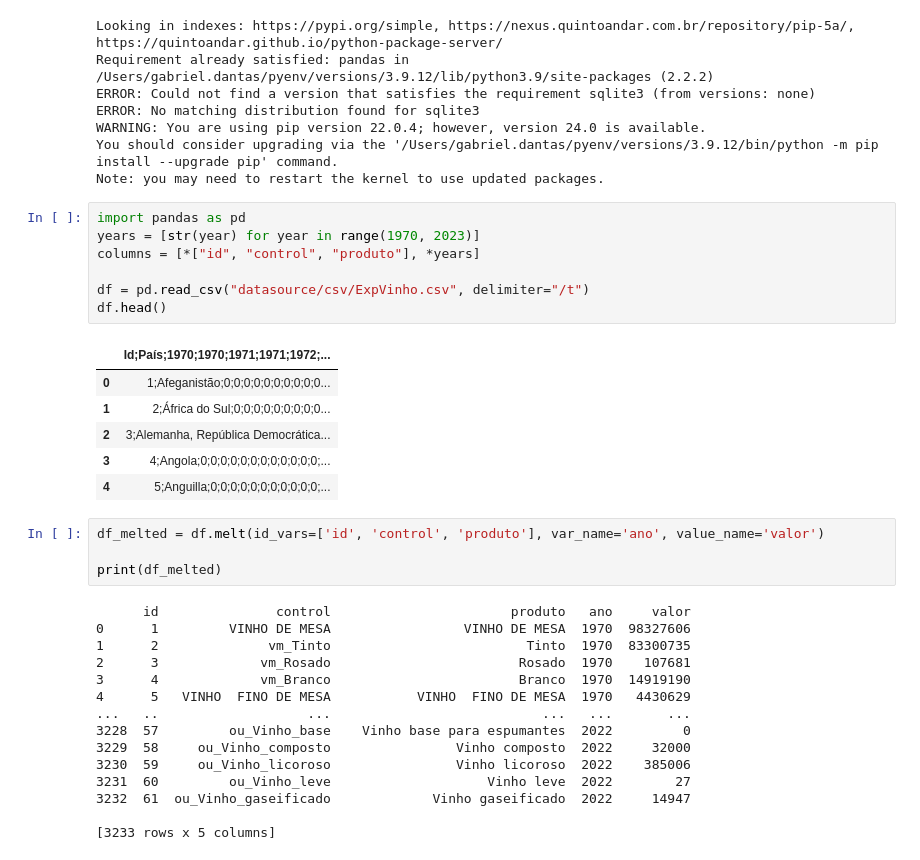
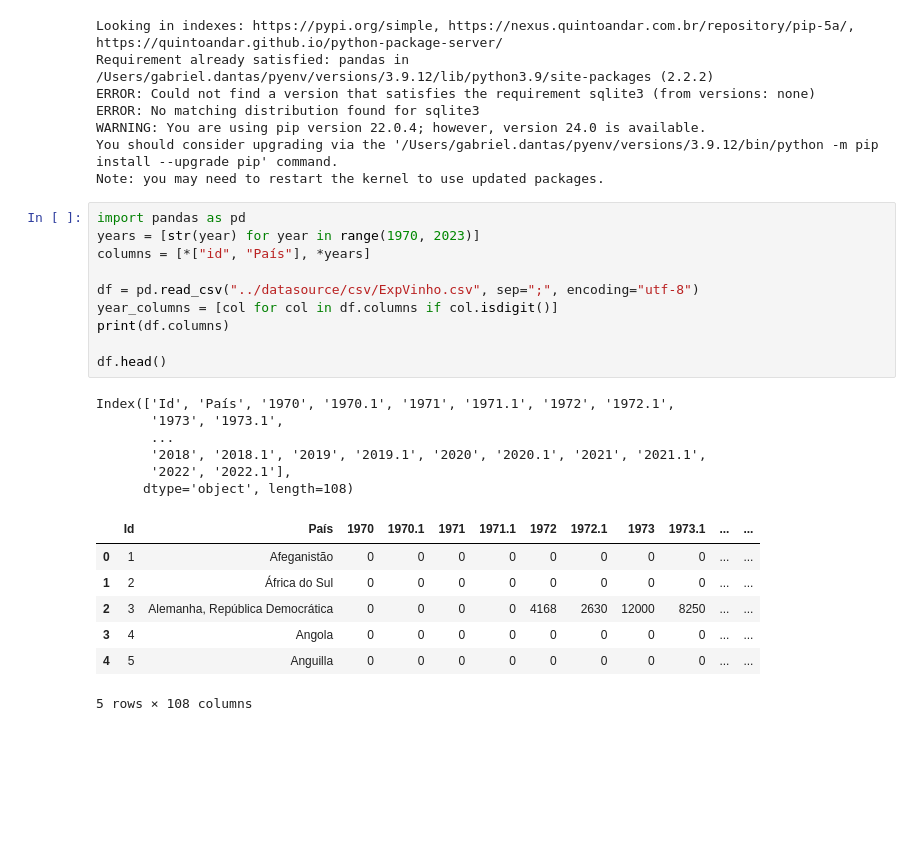
Before and after one commit to gabriel-dantas98/machine-learning-studybook, a Jupyter notebook: tech-challenge-01/api-vinicultura/data-transformers/exporting-data-transformer.ipynb, the cells around one changed output. Cells and saved outputs as stored; diff of their text form; blank space fills up the shorter version.

```diff
--- a/tech-challenge-01/api-vinicultura/data-transformers/exporting-data-transformer.ipynb
+++ b/tech-challenge-01/api-vinicultura/data-transformers/exporting-data-transformer.ipynb
@@ -11,33 +11,24 @@ Note: you may need to restart the kernel to use updated packages.
 # %%
 import pandas as pd
 years = [str(year) for year in range(1970, 2023)]
-columns = [*["id", "control", "produto"], *years]
+columns = [*["id", "País"], *years]
 
-df = pd.read_csv("datasource/csv/ExpVinho.csv", delimiter="/t")
+df = pd.read_csv("../datasource/csv/ExpVinho.csv", sep=";", encoding="utf-8")
+year_columns = [col for col in df.columns if col.isdigit()]
+print(df.columns)
+
 df.head()
 # %% [output]
+Index(['Id', 'País', '1970', '1970.1', '1971', '1971.1', '1972', '1972.1',
+       '1973', '1973.1',
+       ...
+       '2018', '2018.1', '2019', '2019.1', '2020', '2020.1', '2021', '2021.1',
+       '2022', '2022.1'],
+      dtype='object', length=108)
-|  | Id;País;1970;1970;1971;1971;1972;... |
-| 0 | 1;Afeganistão;0;0;0;0;0;0;0;0;0;0... |
-| 1 | 2;África do Sul;0;0;0;0;0;0;0;0;0... |
-| 2 | 3;Alemanha, República Democrática... |
-| 3 | 4;Angola;0;0;0;0;0;0;0;0;0;0;0;0;... |
-| 4 | 5;Anguilla;0;0;0;0;0;0;0;0;0;0;0;... |
+|  | Id | País | 1970 | 1970.1 | 1971 | 1971.1 | 1972 | 1972.1 | 1973 | 1973.1 | ... | ... |
+| 0 | 1 | Afeganistão | 0 | 0 | 0 | 0 | 0 | 0 | 0 | 0 | ... | ... |
+| 1 | 2 | África do Sul | 0 | 0 | 0 | 0 | 0 | 0 | 0 | 0 | ... | ... |
+| 2 | 3 | Alemanha, República Democrática | 0 | 0 | 0 | 0 | 4168 | 2630 | 12000 | 8250 | ... | ... |
+| 3 | 4 | Angola | 0 | 0 | 0 | 0 | 0 | 0 | 0 | 0 | ... | ... |
+| 4 | 5 | Anguilla | 0 | 0 | 0 | 0 | 0 | 0 | 0 | 0 | ... | ... |
+5 rows × 108 columns
-# %%
-df_melted = df.melt(id_vars=['id', 'control', 'produto'], var_name='ano', value_name='valor')
-
-print(df_melted)
-# %% [output]
-      id               control                       produto   ano     valor
-0      1         VINHO DE MESA                 VINHO DE MESA  1970  98327606
-1      2              vm_Tinto                         Tinto  1970  83300735
-2      3             vm_Rosado                        Rosado  1970    107681
-3      4             vm_Branco                        Branco  1970  14919190
-4      5   VINHO  FINO DE MESA           VINHO  FINO DE MESA  1970   4430629
-...   ..                   ...                           ...   ...       ...
-3228  57         ou_Vinho_base    Vinho base para espumantes  2022         0
-3229  58     ou_Vinho_composto                Vinho composto  2022     32000
-3230  59     ou_Vinho_licoroso                Vinho licoroso  2022    385006
-3231  60         ou_Vinho_leve                    Vinho leve  2022        27
-3232  61  ou_Vinho_gaseificado             Vinho gaseificado  2022     14947
-
-[3233 rows x 5 columns]
```
Also changed, not shown: parts of 2 cells of this notebook, 28 other files.
